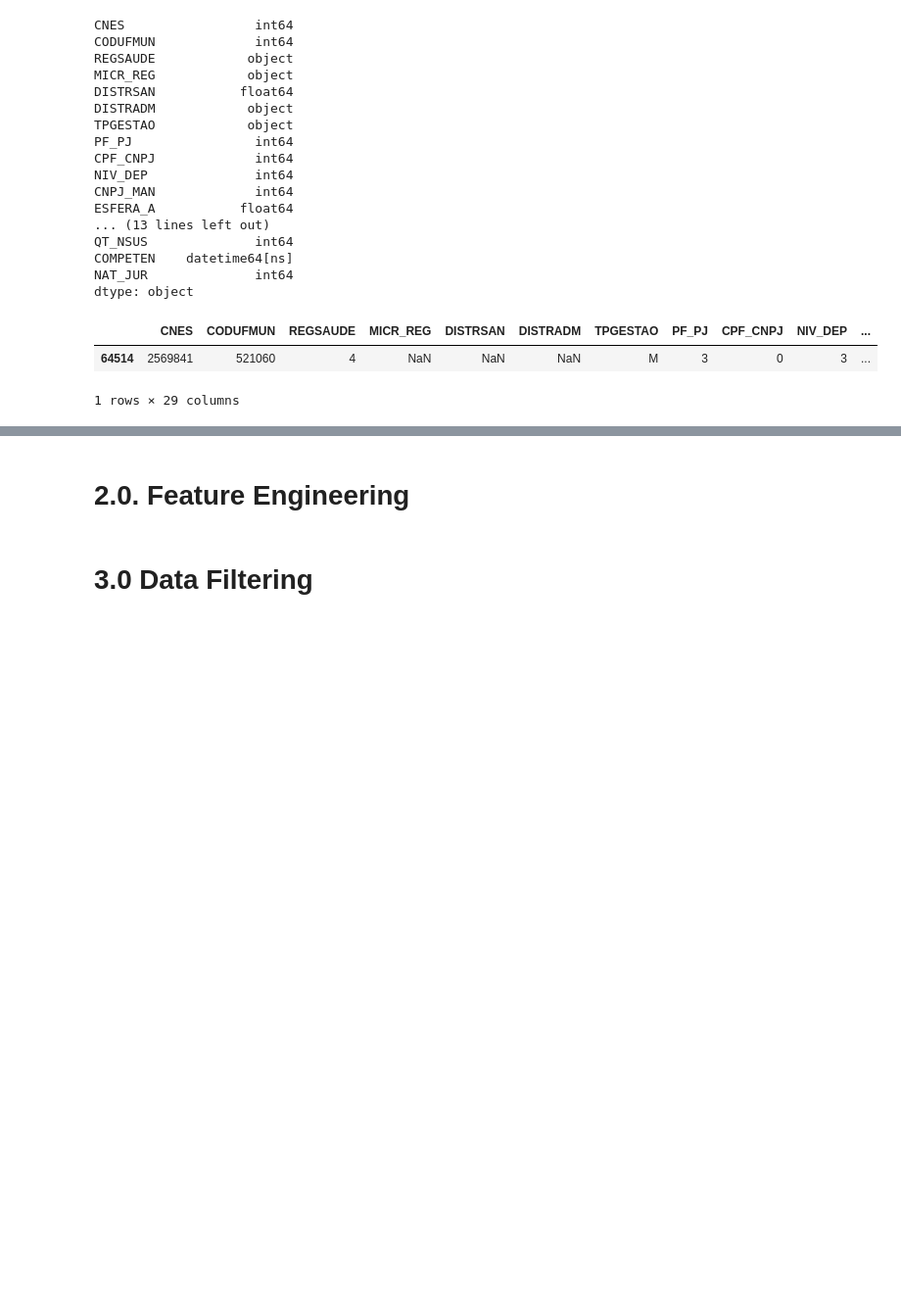
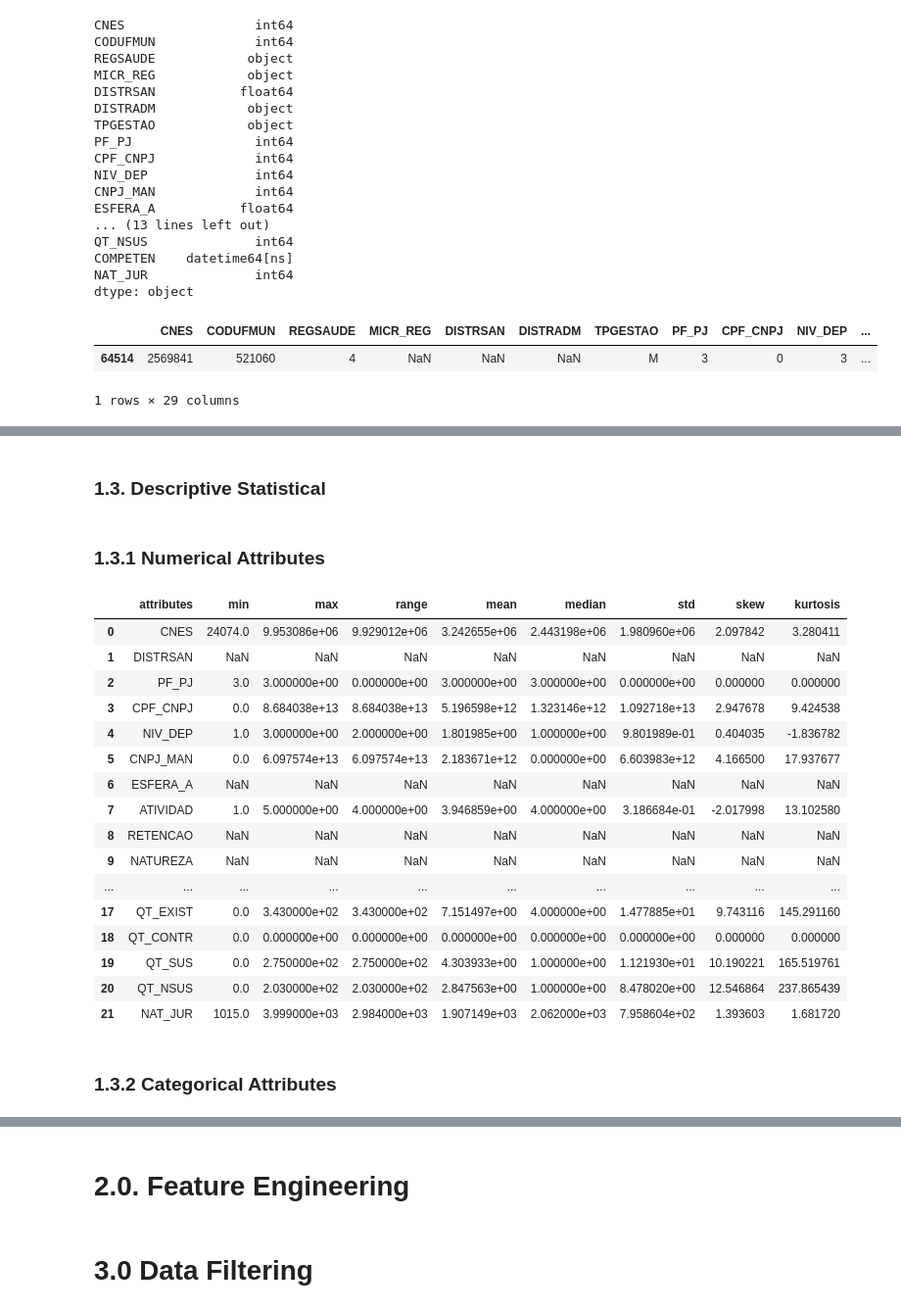
Before and after one commit to math-prog/covid19_leitos_go, a Jupyter notebook: notebooks/0.0-mso-covid_19_leitos.ipynb, the cells around one changed output, grey strips where cells are left out. Shown at 98% size. Cells and saved outputs as stored; diff of their text form; code cells hidden in the pictures; blank space fills up the shorter version.

Commit message:
attributes analysis

```diff
--- a/notebooks/0.0-mso-covid_19_leitos.ipynb
+++ b/notebooks/0.0-mso-covid_19_leitos.ipynb
@@ -193,0 +166,45 @@ df11.sample()
+# %% [markdown]
+### 1.3. Descriptive Statistical
+# %%
+num_attributes = df1.select_dtypes(include = ['int64', 'float64'])
+cat_attributes = df1.select_dtypes(exclude = ['int64', 'float64', 'datetime64[ns]'])
+# %% [markdown]
+### 1.3.1 Numerical Attributes
+# %%
+# Central Tendency - mean, median
+ct1 = pd.DataFrame( num_attributes.apply(np.mean)).T
+ct2 = pd.DataFrame( num_attributes.apply(np.median)).T
+
+# Dispersion - std, min, max, range, skew, kurtosis
+d1 = pd.DataFrame(num_attributes.apply(np.std)).T
+d2 = pd.DataFrame(num_attributes.apply(min)).T
+d3 = pd.DataFrame(num_attributes.apply(max)).T
+d4 = pd.DataFrame(num_attributes.apply(lambda x: x.max() - x.min())).T
+d5 = pd.DataFrame(num_attributes.apply(lambda x: x.skew())).T
+d6 = pd.DataFrame(num_attributes.apply(lambda x: x.kurtosis())).T
+
+# Concatenate
+m = pd.concat( [ d2, d3, d4, ct1, ct2, d1, d5, d6]).T.reset_index()
+m.columns = ["attributes","min","max","range","mean","median","std","skew","kurtosis"]
+# %%
+m
+# %% [output]
+|  | attributes | min | max | range | mean | median | std | skew | kurtosis |
+| 0 | CNES | 24074.0 | 9.953086e+06 | 9.929012e+06 | 3.242655e+06 | 2.443198e+06 | 1.980960e+06 | 2.097842 | 3.280411 |
+| 1 | DISTRSAN | NaN | NaN | NaN | NaN | NaN | NaN | NaN | NaN |
+| 2 | PF_PJ | 3.0 | 3.000000e+00 | 0.000000e+00 | 3.000000e+00 | 3.000000e+00 | 0.000000e+00 | 0.000000 | 0.000000 |
+| 3 | CPF_CNPJ | 0.0 | 8.684038e+13 | 8.684038e+13 | 5.196598e+12 | 1.323146e+12 | 1.092718e+13 | 2.947678 | 9.424538 |
+| 4 | NIV_DEP | 1.0 | 3.000000e+00 | 2.000000e+00 | 1.801985e+00 | 1.000000e+00 | 9.801989e-01 | 0.404035 | -1.836782 |
+| 5 | CNPJ_MAN | 0.0 | 6.097574e+13 | 6.097574e+13 | 2.183671e+12 | 0.000000e+00 | 6.603983e+12 | 4.166500 | 17.937677 |
+| 6 | ESFERA_A | NaN | NaN | NaN | NaN | NaN | NaN | NaN | NaN |
+| 7 | ATIVIDAD | 1.0 | 5.000000e+00 | 4.000000e+00 | 3.946859e+00 | 4.000000e+00 | 3.186684e-01 | -2.017998 | 13.102580 |
+| 8 | RETENCAO | NaN | NaN | NaN | NaN | NaN | NaN | NaN | NaN |
+| 9 | NATUREZA | NaN | NaN | NaN | NaN | NaN | NaN | NaN | NaN |
+| ... | ... | ... | ... | ... | ... | ... | ... | ... | ... |
+| 17 | QT_EXIST | 0.0 | 3.430000e+02 | 3.430000e+02 | 7.151497e+00 | 4.000000e+00 | 1.477885e+01 | 9.743116 | 145.291160 |
+| 18 | QT_CONTR | 0.0 | 0.000000e+00 | 0.000000e+00 | 0.000000e+00 | 0.000000e+00 | 0.000000e+00 | 0.000000 | 0.000000 |
+| 19 | QT_SUS | 0.0 | 2.750000e+02 | 2.750000e+02 | 4.303933e+00 | 1.000000e+00 | 1.121930e+01 | 10.190221 | 165.519761 |
+| 20 | QT_NSUS | 0.0 | 2.030000e+02 | 2.030000e+02 | 2.847563e+00 | 1.000000e+00 | 8.478020e+00 | 12.546864 | 237.865439 |
+| 21 | NAT_JUR | 1015.0 | 3.999000e+03 | 2.984000e+03 | 1.907149e+03 | 2.062000e+03 | 7.958604e+02 | 1.393603 | 1.681720 |
+# %% [markdown]
+### 1.3.2 Categorical Attributes
```
Also changed, not shown: parts of 3 cells of this notebook.
